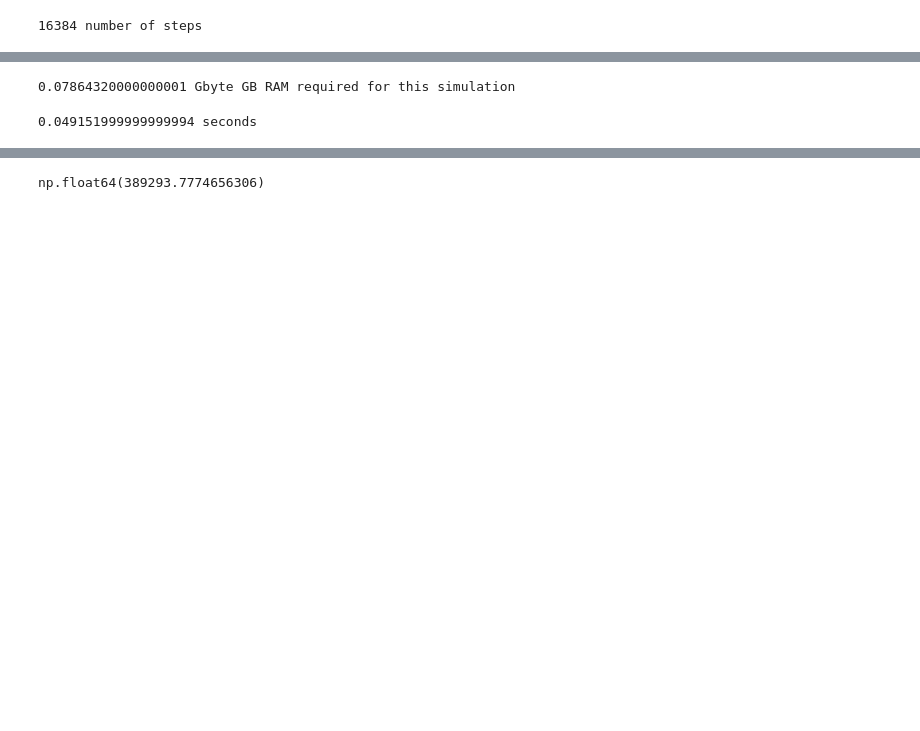
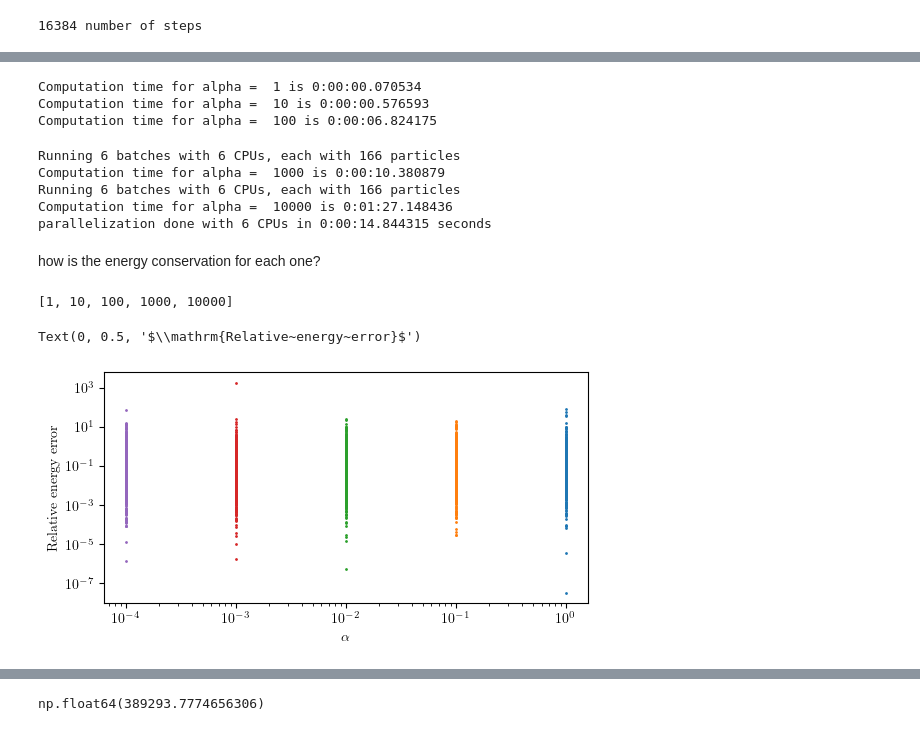
Before and after one commit to salvatore-ferrone/phd-thesis-ferrone, a Jupyter notebook: demos/numericalError/starParticles.ipynb, the cells around one changed output, grey strips where cells are left out. Drawn from its saved outputs; the diff is of its cells as text; code cells hidden in the pictures; blank space fills up the shorter version.

```diff
--- a/demos/numericalError/starParticles.ipynb
+++ b/demos/numericalError/starParticles.ipynb
@@ -193,0 +214,47 @@ print(NSTEPS, NP)
+# %%
+# perform the computation
+stream,compTimes = NEF.leapfrogtofinalpositions(args[0])
+RESULTS[inverse_alphas[0]]['stream'] = stream
+RESULTS[inverse_alphas[0]]['compTimes'] = compTimes
+print("Computation time for alpha = ", inverse_alphas[0], "is", compTimes)
+stream,compTimes = NEF.leapfrogtofinalpositions(args[1])
+RESULTS[inverse_alphas[1]]['stream'] = stream
+RESULTS[inverse_alphas[1]]['compTimes'] = compTimes
+print("Computation time for alpha = ", inverse_alphas[1], "is", compTimes)
+stream,compTimes = NEF.leapfrogtofinalpositions(args[2])
+RESULTS[inverse_alphas[2]]['stream'] = stream
+RESULTS[inverse_alphas[2]]['compTimes'] = compTimes
+print("Computation time for alpha = ", inverse_alphas[2], "is", compTimes)
+# %% [output]
+Computation time for alpha =  1 is 0:00:00.070534
+Computation time for alpha =  10 is 0:00:00.576593
+Computation time for alpha =  100 is 0:00:06.824175
+# %%
+# NOW START DOING BATCHES FOR THE LONGER INTEGRATIONS
+freecpu = 2
+ncpu = mp.cpu_count() - freecpu
+nbatches = ncpu
+stream,compTimes = NEF.batch_leapfrogtofinalpositions(args[3], ncpu, freecpu=freecpu)
+RESULTS[inverse_alphas[3]]['stream'] = stream
+RESULTS[inverse_alphas[3]]['compTimes'] = compTimes
+print("Computation time for alpha = ", inverse_alphas[3], "is", np.sum(compTimes))
+print("parallelization done with", ncpu, "CPUs", "in", np.max(compTimes))
+print("speed up", np.sum(compTimes) / np.max(compTimes))
+# for the highest resolution
+stream,compTimes = NEF.batch_leapfrogtofinalpositions(args[4], ncpu, freecpu=freecpu)
+RESULTS[inverse_alphas[4]]['stream'] = stream
+RESULTS[inverse_alphas[4]]['compTimes'] = compTimes
+print("Computation time for alpha = ", inverse_alphas[4], "is", np.sum(compTimes))
+print("parallelization done with", ncpu, "CPUs", "in", np.max(compTimes), "seconds")
+# %% [output]
+Running 6 batches with 6 CPUs, each with 166 particles
+Computation time for alpha =  1000 is 0:00:10.380879
+Running 6 batches with 6 CPUs, each with 166 particles
+Computation time for alpha =  10000 is 0:01:27.148436
+parallelization done with 6 CPUs in 0:00:14.844315 seconds
+# %% [markdown]
+how is the energy conservation for each one?
+# %%
+inverse_alphas
+# %% [output]
+[1, 10, 100, 1000, 10000]
@@ -194,10 +277,25 @@ print(NSTEPS, NP)
+# %%
+fig,axis=plt.subplots(1,1,figsize=(8.25-2,3))
+for i in range(len(alphas)):
+    myalpha = inverse_alphas[i]
+    axis.scatter(1/myalpha * np.ones_like(errE[i]), errE[i], s=1, label=r"$\alpha = " + str(alphas[i]) + "$", color=mpl.colormaps['tab10'](i))
+
+axis.set_yscale('log')
+axis.set_xscale('log')
+
+axis.set_xlabel(r"$\alpha$", fontsize="medium")
+axis.set_ylabel(r"$\mathrm{Relative~energy~error}$", fontsize="medium")
+# %% [output]
+Text(0, 0.5, '$\\mathrm{Relative~energy~error}$')
+[figure, added]
 # %%
-RAM = NSTEPS*NP*6*8*u.byte
-print(RAM.to(u.GB), "GB RAM required for this simulation"   )
+# # TOTAL COMPUTATION TIME!!
+# RAM = NSTEPS*NP*6*8*u.byte
+# print(RAM.to(u.GB), "GB RAM required for this simulation"   )
+# calc_time_per_step = 30e-9
+# print(calc_time_per_step*NSTEPS*NP, "seconds")
+# # CPU hours?
+# dts = tdyn*alpha
+# nsteps = (5e9*u.year) / dts
+# nsteps = np.array([int(nstep.value) for nstep in nsteps])
+# np.sum(nsteps*calc_time_per_step*1e5)/60/60/24
-# %% [output]
-0.07864320000000001 Gbyte GB RAM required for this simulation
-# %%
-calc_time_per_step = 30e-9
-print(calc_time_per_step*NSTEPS*NP, "seconds")
-# %% [output]
-0.049151999999999994 seconds
```
Also changed, not shown: parts of 19 cells of this notebook, 4 other files.
